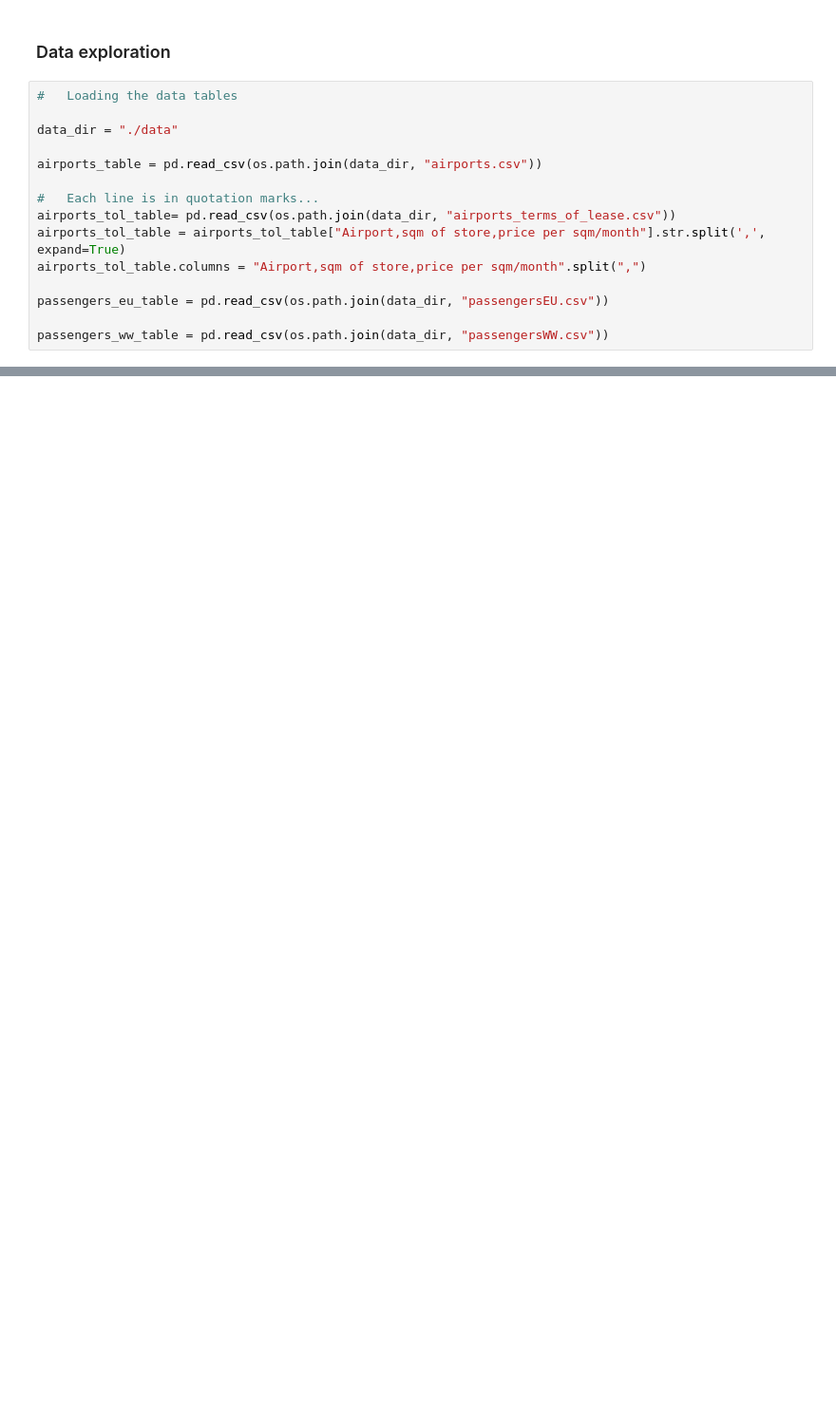
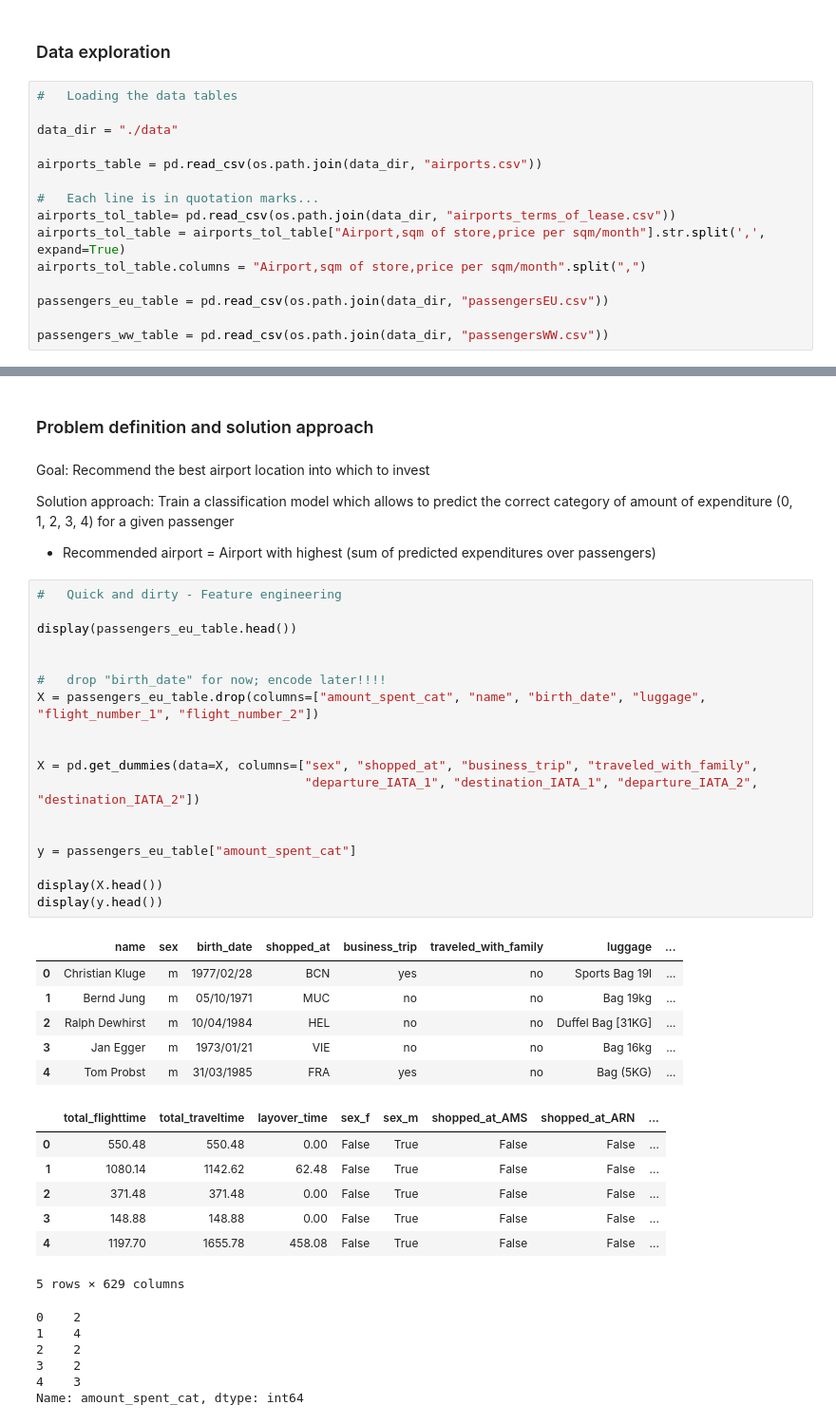
Before and after one commit to lexej/airport-recommendation, a Jupyter notebook: airport_recommenation.ipynb, the cells around one changed output, grey strips where cells are left out. Shown at 95% size. Drawn from its saved outputs; the diff is of its cells as text; blank space fills up the shorter version.

```diff
--- a/airport_recommenation.ipynb
+++ b/airport_recommenation.ipynb
@@ -164,3 +166,49 @@ plt.show()
 Distributions:
 [figure]
 [figure]
+# %% [markdown]
+### Problem definition and solution approach
+# %% [markdown]
+Goal: Recommend the best airport location into which to invest
+
+Solution approach: Train a classification model which allows to predict the correct category of amount of expenditure (0, 1, 2, 3, 4) for a given passenger
+
+- Recommended airport = Airport with highest (sum of predicted expenditures over passengers)
+# %%
+#   Quick and dirty - Feature engineering
+
+display(passengers_eu_table.head())
+
+
+#   drop "birth_date" for now; encode later!!!!
+X = passengers_eu_table.drop(columns=["amount_spent_cat", "name", "birth_date", "luggage", "flight_number_1", "flight_number_2"])
+
+
+X = pd.get_dummies(data=X, columns=["sex", "shopped_at", "business_trip", "traveled_with_family",
+                                    "departure_IATA_1", "destination_IATA_1", "departure_IATA_2", "destination_IATA_2"])
+
+
+y = passengers_eu_table["amount_spent_cat"]
+
+display(X.head())
+display(y.head())
+# %% [output]
+|  | name | sex | birth_date | shopped_at | business_trip | traveled_with_family | luggage | ... |
+| 0 | Christian Kluge | m | 1977/02/28 | BCN | yes | no | Sports Bag 19l | ... |
+| 1 | Bernd Jung | m | 05/10/1971 | MUC | no | no | Bag 19kg | ... |
+| 2 | Ralph Dewhirst | m | 10/04/1984 | HEL | no | no | Duffel Bag [31KG] | ... |
+| 3 | Jan Egger | m | 1973/01/21 | VIE | no | no | Bag 16kg | ... |
+| 4 | Tom Probst | m | 31/03/1985 | FRA | yes | no | Bag (5KG) | ... |
+|  | total_flighttime | total_traveltime | layover_time | sex_f | sex_m | shopped_at_AMS | shopped_at_ARN | ... |
+| 0 | 550.48 | 550.48 | 0.00 | False | True | False | False | ... |
+| 1 | 1080.14 | 1142.62 | 62.48 | False | True | False | False | ... |
+| 2 | 371.48 | 371.48 | 0.00 | False | True | False | False | ... |
+| 3 | 148.88 | 148.88 | 0.00 | False | True | False | False | ... |
+| 4 | 1197.70 | 1655.78 | 458.08 | False | True | False | False | ... |
+5 rows × 629 columns
+0    2
+1    4
+2    2
+3    2
+4    3
+Name: amount_spent_cat, dtype: int64
```
Also changed, not shown: parts of 7 cells of this notebook, 1 other file.
